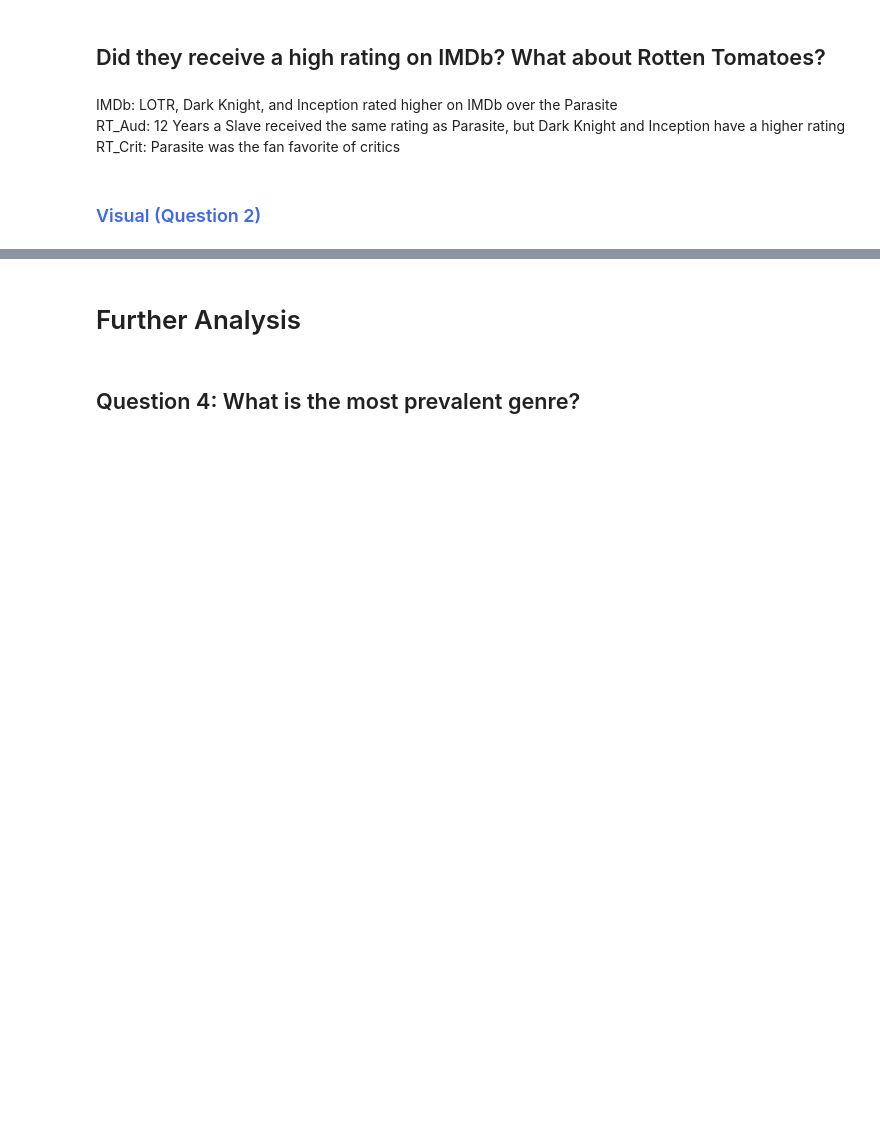
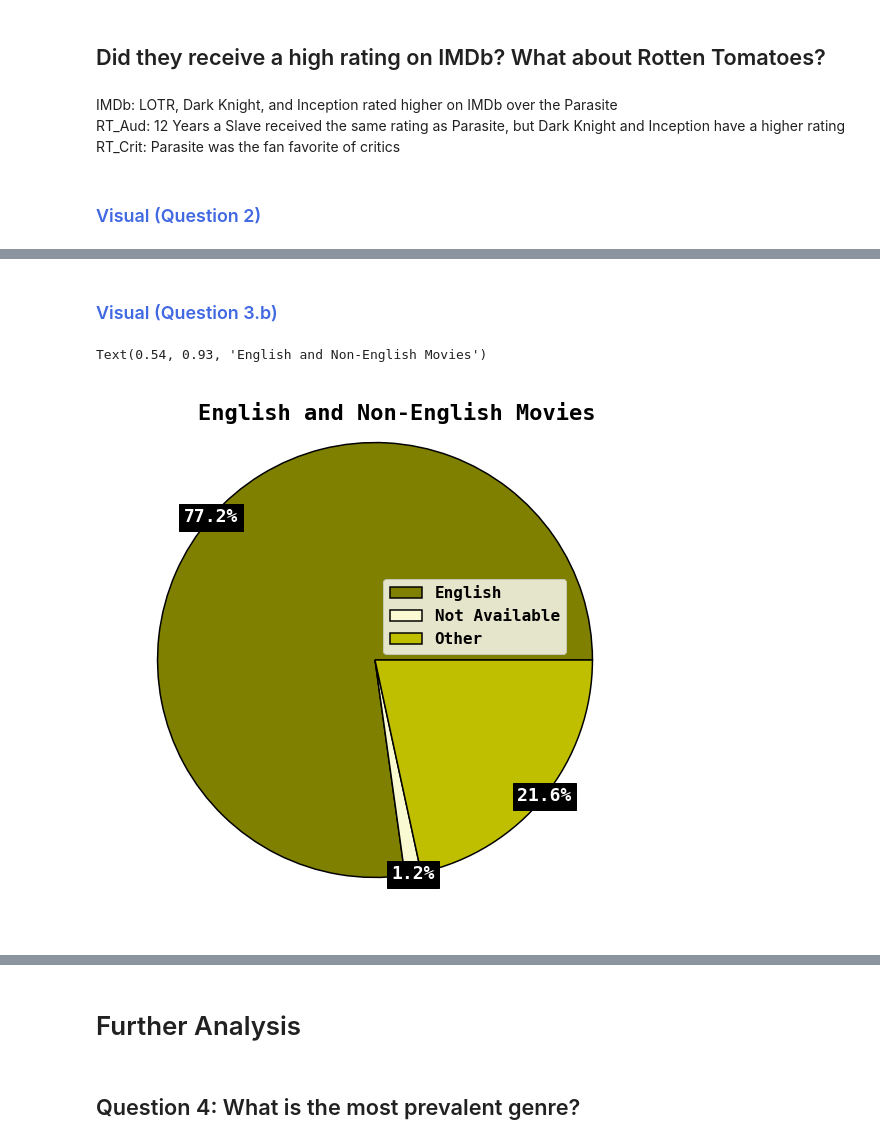
Before and after one commit to HannahSolima/Capstone, a Jupyter notebook: Notebooks/Analysis.ipynb, the cells around one changed output, grey strips where cells are left out. Saved outputs shown, nothing was run; the diff lists cells and outputs as text; code cells hidden in the pictures; blank space fills up the shorter version.

```diff
--- a/Notebooks/Analysis.ipynb
+++ b/Notebooks/Analysis.ipynb
@@ -133,0 +210,32 @@ movie.groupby(['Title','Director','Rating
+# %% [markdown]
+### <font color='royalblue'> Visual (Question 3.b) </font>
+# %%
+# set the font globally
+plt.rcParams.update({'font.family':'monospace'})
+
+#bold
+plt.rcParams["font.weight"] = "bold"
+plt.rcParams["axes.labelweight"] = "bold"
+
+#pie chart
+df_group.plot(x='Original Language', y='Total Movies', kind = 'pie',
+              colors = ['olive','lightgoldenrodyellow','y'],
+              labels = ('','',''), autopct='%1.1f%%', pctdistance = 1,
+              textprops = {'backgroundcolor':'black', 'color':'white'}, fontsize = 18,
+              wedgeprops = {"edgecolor" : "black",'linewidth': 1.5,'antialiased': True})
+
+#textprops documentation
+#https://matplotlib.org/stable/tutorials/text/text_props.html
+
+#legend
+labels = df_group['Original Language']
+plt.legend(labels, bbox_to_anchor=(.71,.5),loc = 'lower right', fontsize=16, bbox_transform=plt.gcf().transFigure)
+
+#removing y label
+plt.ylabel('')
+
+#title
+plt.title("English and Non-English Movies", weight = 'bold', size = 22, x = .54, y = .93);
+# %% [output]
+Text(0.54, 0.93, 'English and Non-English Movies')
+[figure, added]
```
Also changed, not shown: parts of 15 cells of this notebook.
